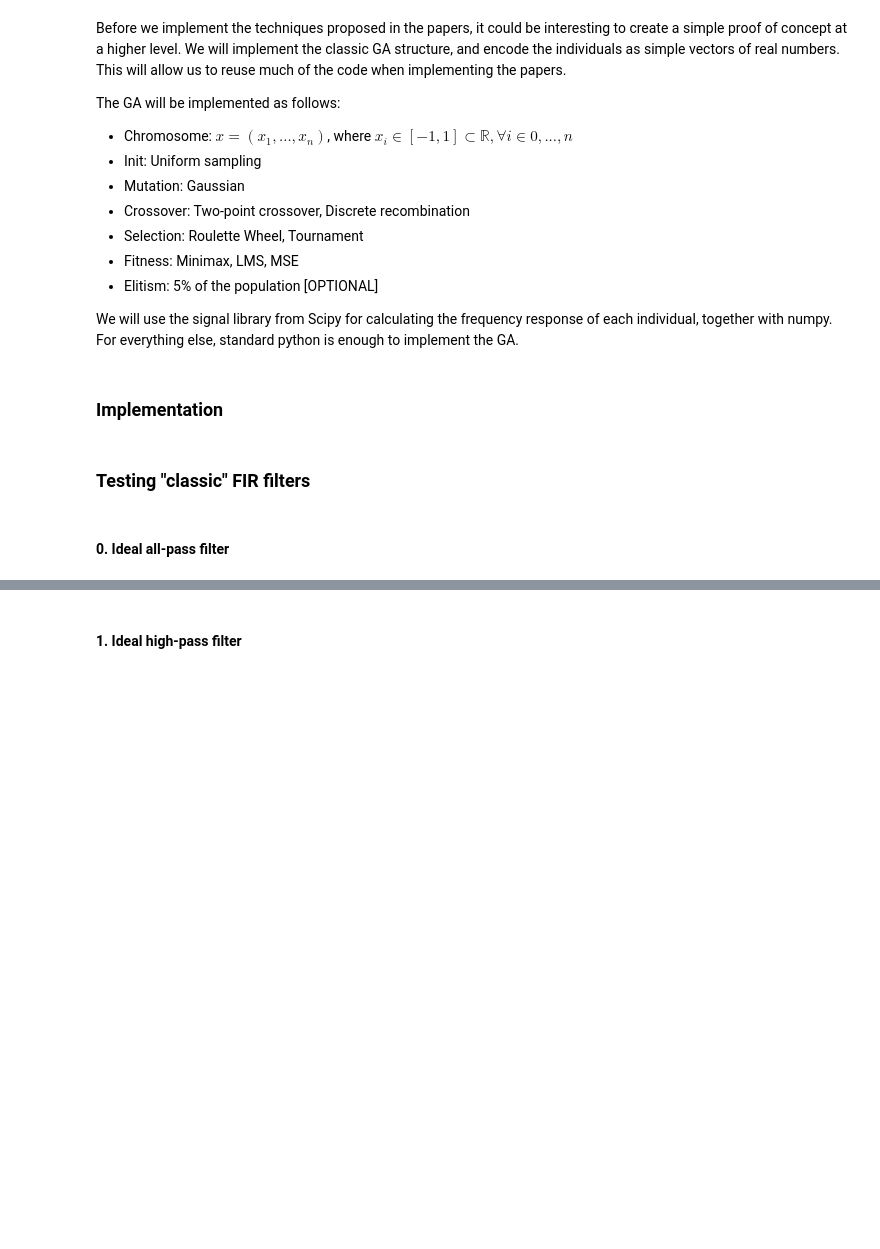
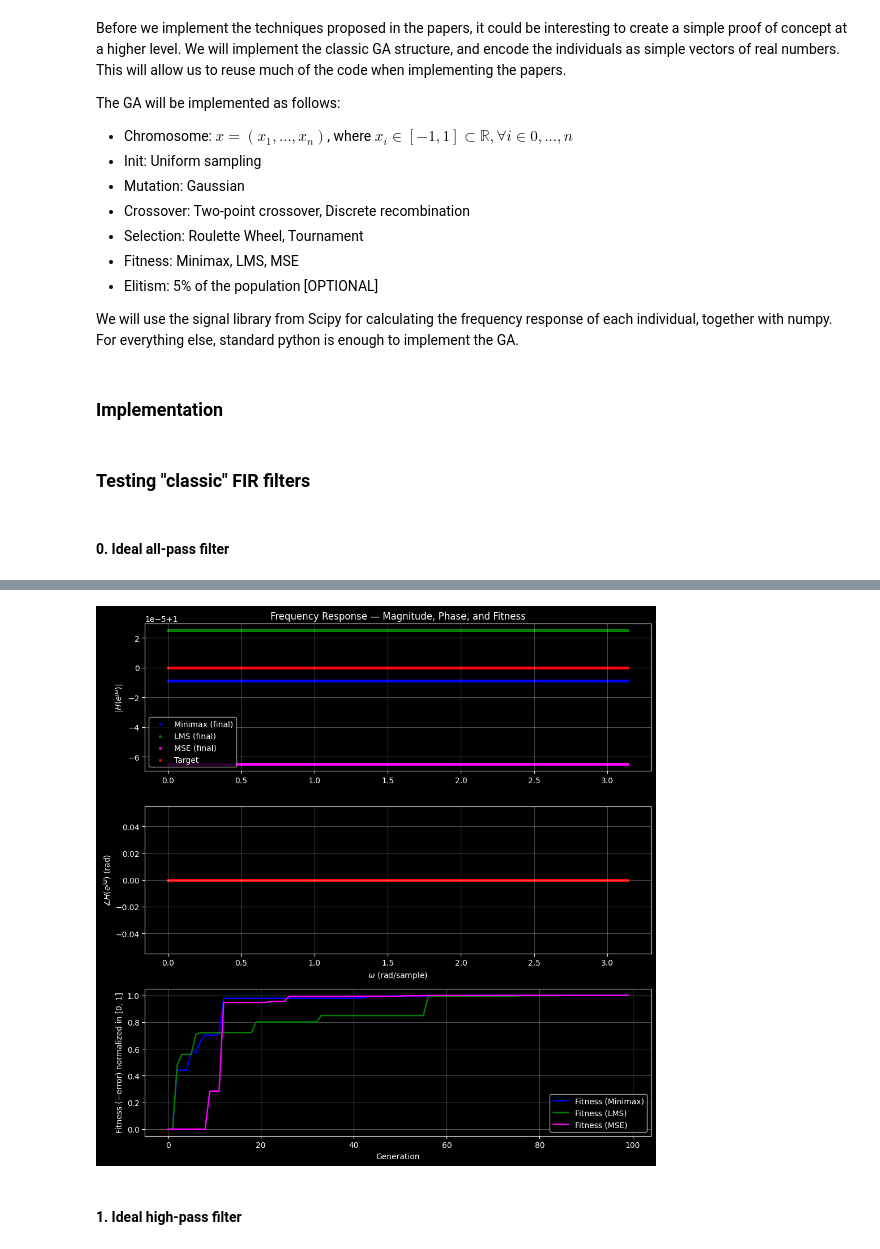
Before and after one commit to simdeistud/optimization-ai, a Jupyter notebook: EXAM PROJECT/project.ipynb, the cells around one changed output, grey strips where cells are left out. Drawn from its saved outputs; the diff is of its cells as text; code cells hidden in the pictures; blank space fills up the shorter version.

Commit message:
Improved visualization, added new examples

```diff
--- a/EXAM PROJECT/project.ipynb
+++ b/EXAM PROJECT/project.ipynb
@@ -162,54 +168,84 @@ KeyboardInterrupt:
 # %%
-w1, H1 = freqz(best_minimax[-1])
-w2, H2 = freqz(best_lms[-1])
-w3, H3 = freqz(best_mse[-1])
-wt = w1
-Ht = np.array([target(w) for w in wt])  # target returns complex H(ω)
+# -----------------------
+# Compute frequency responses on a common grid
+# -----------------------
+worN = 2048  # frequency samples
+# Final best individuals (last generation)
+b_minimax = best_minimax[-1]
+b_lms     = best_lms[-1]
+b_mse     = best_mse[-1]
 
-mag = {
-    'Minimax': np.abs(H1),
-    'LMS':     np.abs(H2),
-    'MSE':     np.abs(H3),
-    'Target':  np.abs(Ht),
-}
+w, H_minimax = freqz(b_minimax, worN=worN)
+_, H_lms     = freqz(b_lms,     worN=worN)
+_, H_mse     = freqz(b_mse,     worN=worN)
 
-phase = {
-    'Minimax': np.unwrap(np.angle(H1)),
-    'LMS':     np.unwrap(np.angle(H2)),
-    'MSE':     np.unwrap(np.angle(H3)),
-    'Target':  np.unwrap(np.angle(Ht)),
-}
+# Target on the same grid (complex)
+Ht = np.array([target(wi) for wi in w])
 
-colors = {
-    'Minimax': 'blue',
-    'LMS':     'green',
-    'MSE':     'magenta',
-    'Target':  'red',
-}
+# Magnitude (linear, like your original scatter)
+mag_minimax = np.abs(H_minimax)
+mag_lms     = np.abs(H_lms)
+mag_mse     = np.abs(H_mse)
+mag_tgt     = np.abs(Ht)
 
-fig, (ax_mag, ax_phase) = plt.subplots(2, 1, figsize=(9, 7), sharex=True)
+# Phase (unwrap to remove ±π jumps)
+ph_minimax = np.unwrap(np.angle(H_minimax))
+ph_lms     = np.unwrap(np.angle(H_lms))
+ph_mse     = np.unwrap(np.angle(H_mse))
+ph_tgt     = np.unwrap(np.angle(Ht))
 
-ax_mag.scatter(w1, mag['Minimax'], c=colors['Minimax'], marker='.', label='Minimax')
-ax_mag.scatter(w2, mag['LMS'],     c=colors['LMS'],     marker='.', label='LMS')
-ax_mag.scatter(w3, mag['MSE'],     c=colors['MSE'],     marker='.', label='MSE')
-ax_mag.scatter(wt, mag['Target'],  c=colors['Target'],  marker='.', label='Target')
+# -----------------------
+# Fitness histories (negative error type ⇒ larger is better)
+# If your GA already stored fitness values, use those instead.
+# Otherwise, recompute from the stored best individuals per generation.
+# -----------------------
+def normalize(arr):
+    arr = np.array(arr)
+    return (arr - arr.min()) / (arr.max() - arr.min() + 1e-12)
 
+fit_hist_minimax = normalize([minimax_fit(b, target) for b in best_minimax])
+fit_hist_lms     = normalize([lms_fit(b, target)     for b in best_lms])
+fit_hist_mse     = normalize([mse_fit(b, target)     for b in best_mse])
+
+gens = np.arange(len(fit_hist_minimax))  # assumes same length; adjust if needed
+
+# -----------------------
+# Plot: 3 stacked subplots (Magnitude, Phase, Fitness)
+# -----------------------
+fig, (ax_mag, ax_phase, ax_fit) = plt.subplots(3, 1, figsize=(10, 10), sharex=False)
+
+# ---- Magnitude subplot ----
+ax_mag.scatter(w, mag_minimax, s=6, c='blue',   label='Minimax (final)')
+ax_mag.scatter(w, mag_lms,     s=6, c='green',  label='LMS (final)')
+ax_mag.scatter(w, mag_mse,     s=6, c='magenta',label='MSE (final)')
+ax_mag.scatter(w, mag_tgt,     s=6, c='red',    label='Target')
 ax_mag.set_ylabel(r'$|H(e^{j\omega})|$')
-ax_mag.set_title('Frequency Response — Magnitude & Phase')
+ax_mag.set_title('Frequency Response — Magnitude, Phase, and Fitness')
 ax_mag.grid(True, alpha=0.3)
 ax_mag.legend(loc='best')
 
-ax_phase.scatter(w1, phase['Minimax'], c=colors['Minimax'], marker='.', label='Minimax')
-ax_phase.scatter(w2, phase['LMS'],     c=colors['LMS'],     marker='.', label='LMS')
-ax_phase.scatter(w3, phase['MSE'],     c=colors['MSE'],     marker='.', label='MSE')
-ax_phase.scatter(wt, phase['Target'],  c=colors['Target'],  marker='.', label='Target')
-
+# ---- Phase subplot ----
+ax_phase.scatter(w, ph_minimax, s=6, c='blue',   label='Minimax (final)')
+ax_phase.scatter(w, ph_lms,     s=6, c='green',  label='LMS (final)')
+ax_phase.scatter(w, ph_mse,     s=6, c='magenta',label='MSE (final)')
+ax_phase.scatter(w, ph_tgt,     s=6, c='red',    label='Target')
 ax_phase.set_xlabel(r'$\omega$ (rad/sample)')
 ax_phase.set_ylabel(r'$\angle H(e^{j\omega})$ (rad)')
 ax_phase.grid(True, alpha=0.3)
 
+# ---- Fitness subplot ----
+ax_fit.plot(gens, fit_hist_minimax, color='blue',   linewidth=1.8, label='Fitness (Minimax)')
+ax_fit.plot(gens, fit_hist_lms,     color='green',  linewidth=1.8, label='Fitness (LMS)')
+ax_fit.plot(gens, fit_hist_mse,     color='magenta',linewidth=1.8, label='Fitness (MSE)')
+ax_fit.set_xlabel('Generation')
+ax_fit.set_ylabel('Fitness (−error) normalized in [0, 1]')
+ax_fit.grid(True, alpha=0.3)
+ax_fit.legend(loc='best')
+
 plt.tight_layout()
 plt.show()
+# %% [output]
+[figure, added]
 # %% [markdown]
 #### 1. Ideal high-pass filter
 # %%
```
Also changed, not shown: parts of 33 cells of this notebook.
